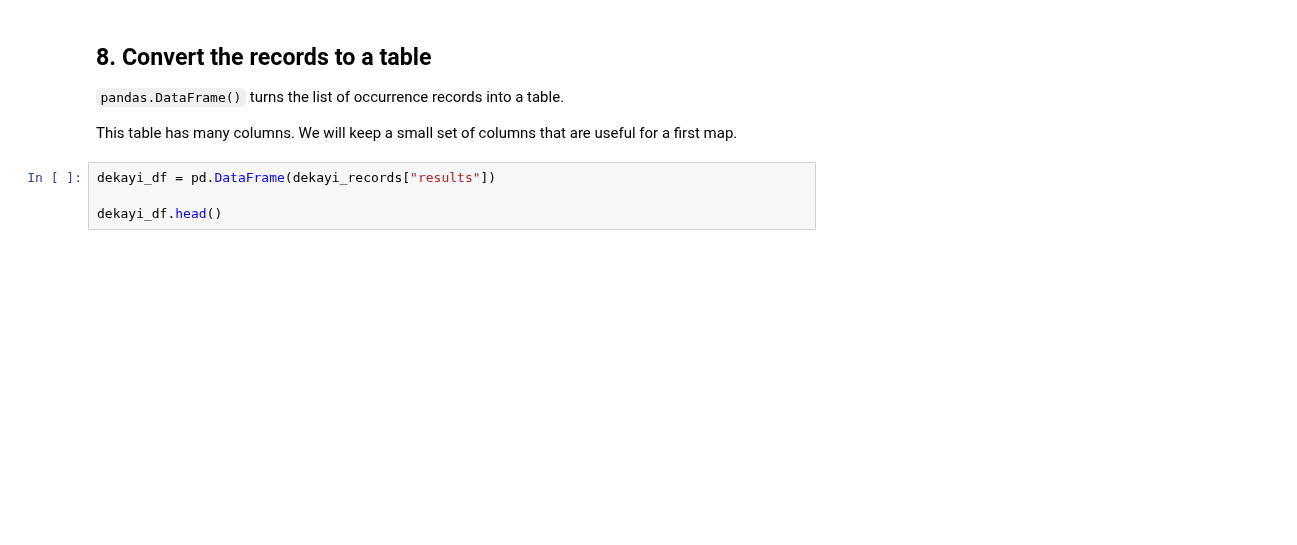
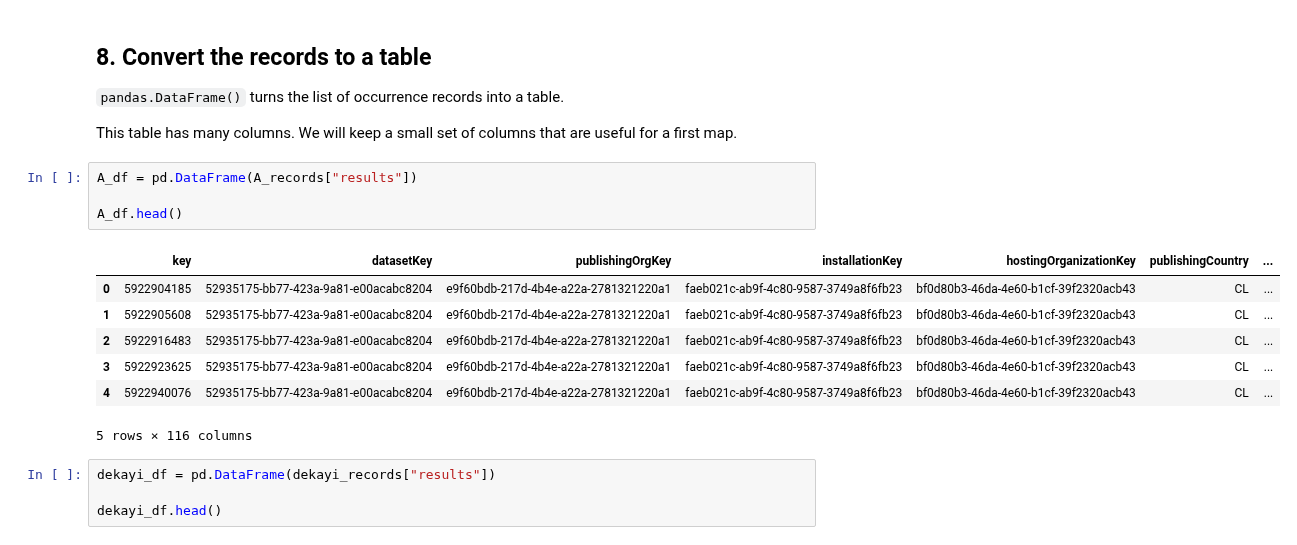
Before and after one commit to Gyrosigma/BIO597-SpatialBiodiversity, a Jupyter notebook: docs/labs/Lab02-pygbif.ipynb, the cells around one changed output. Saved outputs shown, nothing was run; the diff lists cells and outputs as text; blank space fills up the shorter version.

```diff
--- a/docs/labs/Lab02-pygbif.ipynb
+++ b/docs/labs/Lab02-pygbif.ipynb
@@ -280,6 +386,18 @@ dekayi_records["results"][0]
 `pandas.DataFrame()` turns the list of occurrence records into a table.
 
 This table has many columns. We will keep a small set of columns that are useful for a first map.
+# %%
+A_df = pd.DataFrame(A_records["results"])
+
+A_df.head()
+# %% [output]
+|  | key | datasetKey | publishingOrgKey | installationKey | hostingOrganizationKey | publishingCountry | ... |
+| 0 | 5922904185 | 52935175-bb77-423a-9a81-e00acabc8204 | e9f60bdb-217d-4b4e-a22a-2781321220a1 | faeb021c-ab9f-4c80-9587-3749a8f6fb23 | bf0d80b3-46da-4e60-b1cf-39f2320acb43 | CL | ... |
+| 1 | 5922905608 | 52935175-bb77-423a-9a81-e00acabc8204 | e9f60bdb-217d-4b4e-a22a-2781321220a1 | faeb021c-ab9f-4c80-9587-3749a8f6fb23 | bf0d80b3-46da-4e60-b1cf-39f2320acb43 | CL | ... |
+| 2 | 5922916483 | 52935175-bb77-423a-9a81-e00acabc8204 | e9f60bdb-217d-4b4e-a22a-2781321220a1 | faeb021c-ab9f-4c80-9587-3749a8f6fb23 | bf0d80b3-46da-4e60-b1cf-39f2320acb43 | CL | ... |
+| 3 | 5922923625 | 52935175-bb77-423a-9a81-e00acabc8204 | e9f60bdb-217d-4b4e-a22a-2781321220a1 | faeb021c-ab9f-4c80-9587-3749a8f6fb23 | bf0d80b3-46da-4e60-b1cf-39f2320acb43 | CL | ... |
+| 4 | 5922940076 | 52935175-bb77-423a-9a81-e00acabc8204 | e9f60bdb-217d-4b4e-a22a-2781321220a1 | faeb021c-ab9f-4c80-9587-3749a8f6fb23 | bf0d80b3-46da-4e60-b1cf-39f2320acb43 | CL | ... |
+5 rows × 116 columns
 # %%
 dekayi_df = pd.DataFrame(dekayi_records["results"])
 
```
Also changed, not shown: parts of 20 cells of this notebook.
